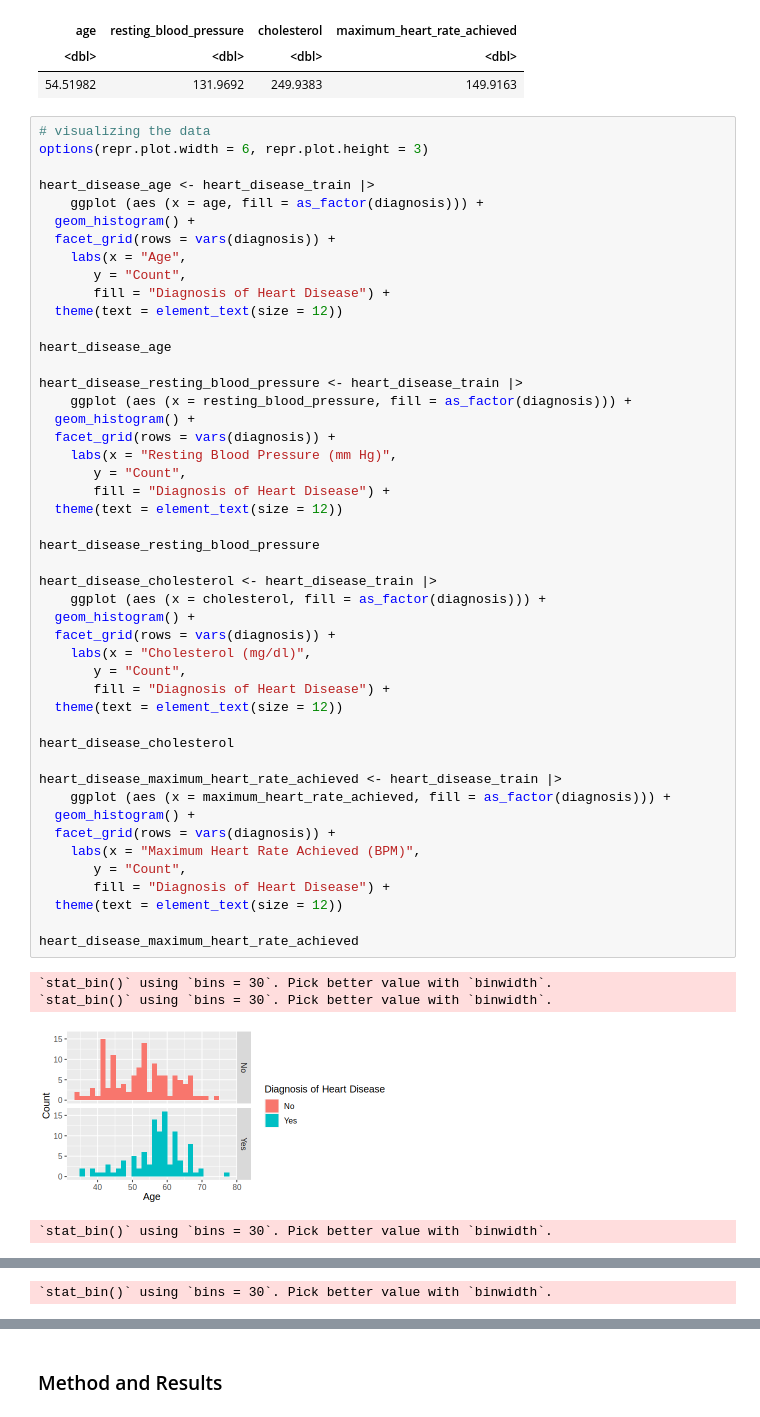
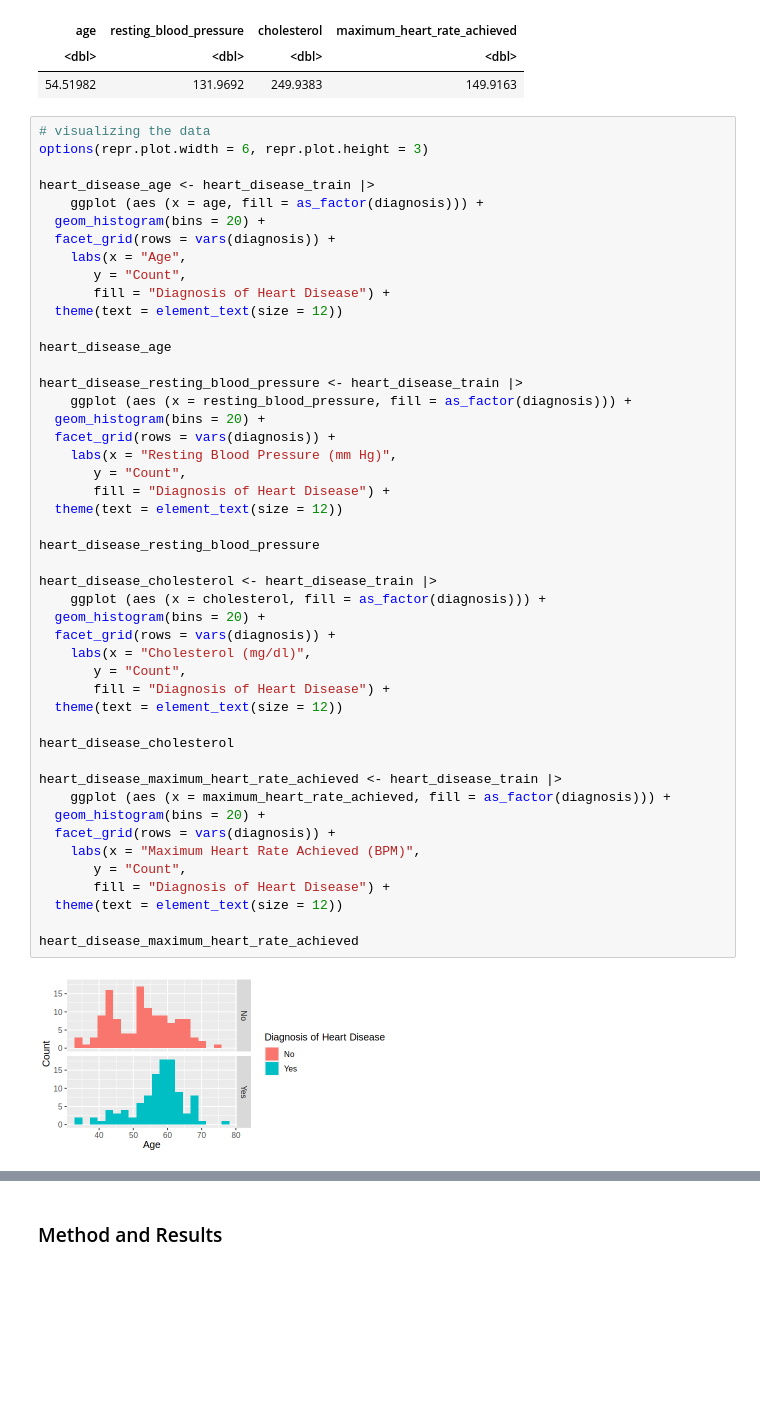
Before and after one commit to GloriaYi/dsci-100-2023w1-group41, a Jupyter notebook: Report.ipynb, the cells around one changed output, grey strips where cells are left out. Cells and saved outputs as stored; diff of their text form; blank space fills up the shorter version.

Commit message:
Add result visualization

```diff
--- a/Report.ipynb
+++ b/Report.ipynb
@@ -195,7 +198,7 @@ options(repr.plot.width = 6, repr.plot.height = 3)
 
 heart_disease_age <- heart_disease_train |>
     ggplot (aes (x = age, fill = as_factor(diagnosis))) +
-  geom_histogram() +
+  geom_histogram(bins = 20) +
   facet_grid(rows = vars(diagnosis)) +
     labs(x = "Age",
        y = "Count",
@@ -206,38 +209,35 @@ heart_disease_age
 
 heart_disease_resting_blood_pressure <- heart_disease_train |>
     ggplot (aes (x = resting_blood_pressure, fill = as_factor(diagnosis))) +
-  geom_histogram() +
+  geom_histogram(bins = 20) +
   facet_grid(rows = vars(diagnosis)) +
     labs(x = "Resting Blood Pressure (mm Hg)",
        y = "Count",
        fill = "Diagnosis of Heart Disease") +
   theme(text = element_text(size = 12))
 
 heart_disease_resting_blood_pressure
 
 heart_disease_cholesterol <- heart_disease_train |>
     ggplot (aes (x = cholesterol, fill = as_factor(diagnosis))) +
-  geom_histogram() +
+  geom_histogram(bins = 20) +
   facet_grid(rows = vars(diagnosis)) +
     labs(x = "Cholesterol (mg/dl)",
        y = "Count",
        fill = "Diagnosis of Heart Disease") +
   theme(text = element_text(size = 12))
 
 heart_disease_cholesterol
 
 heart_disease_maximum_heart_rate_achieved <- heart_disease_train |>
     ggplot (aes (x = maximum_heart_rate_achieved, fill = as_factor(diagnosis))) +
-  geom_histogram() +
+  geom_histogram(bins = 20) +
   facet_grid(rows = vars(diagnosis)) +
     labs(x = "Maximum Heart Rate Achieved (BPM)",
        y = "Count",
        fill = "Diagnosis of Heart Disease") +
   theme(text = element_text(size = 12))
 
 heart_disease_maximum_heart_rate_achieved
 # %% [output]
-`stat_bin()` using `bins = 30`. Pick better value with `binwidth`.
-`stat_bin()` using `bins = 30`. Pick better value with `binwidth`.
-[figure, old version]
+[figure, new version]
-`stat_bin()` using `bins = 30`. Pick better value with `binwidth`.
@@ -245 +244,0 @@ heart_disease_maximum_heart_rate_achieved
-`stat_bin()` using `bins = 30`. Pick better value with `binwidth`.
```
Also changed, not shown: parts of 9 cells of this notebook.
